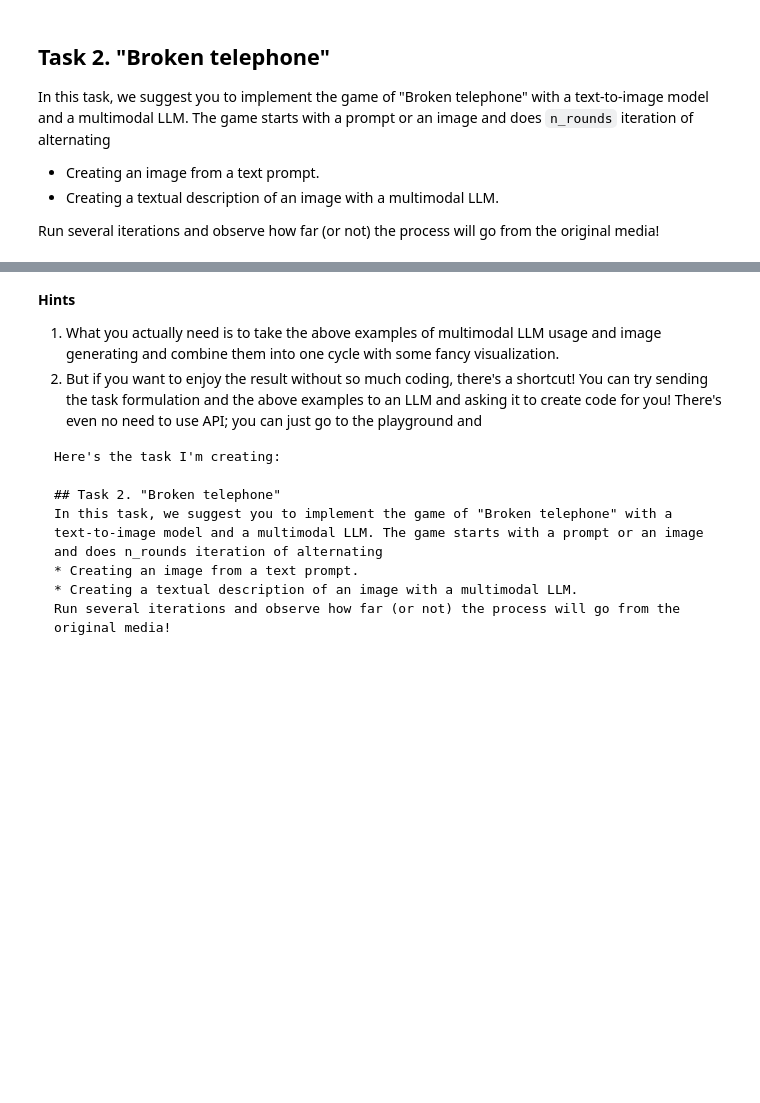
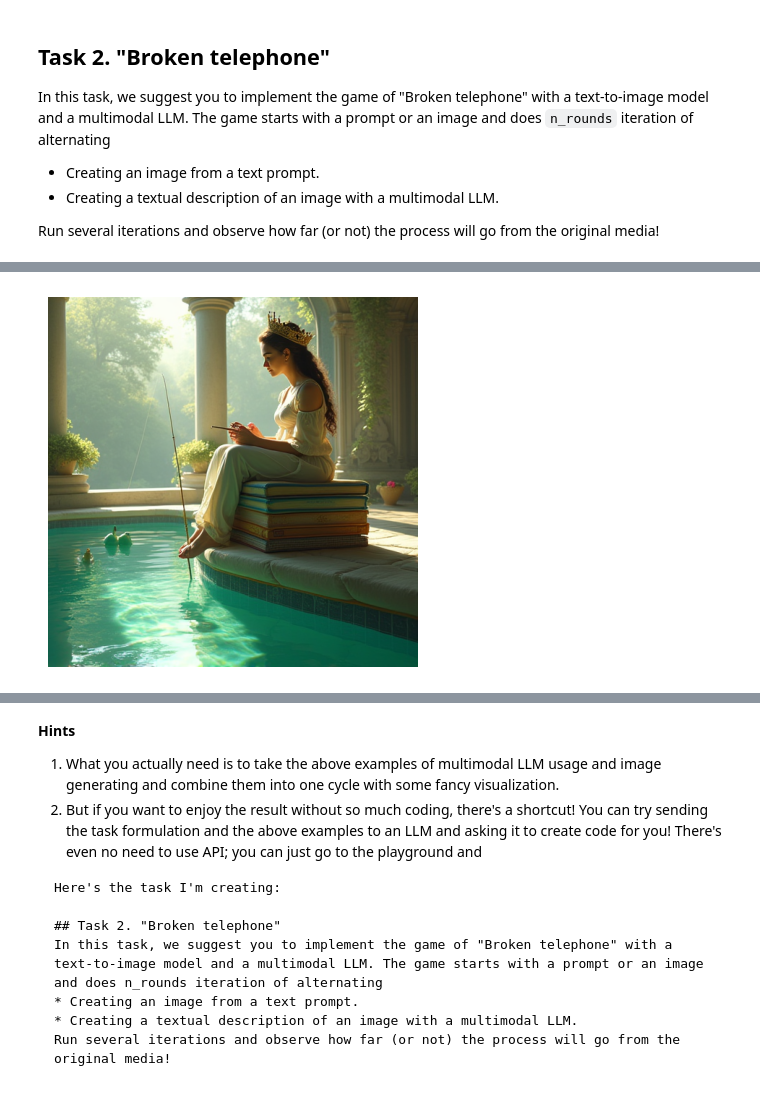
Before and after one commit to nemanovich/LLM-essentials, a Jupyter notebook: Intro_to_LLM_APIs___LLM_Engineering_Essentials.ipynb, the cells around one changed output, grey strips where cells are left out. Saved outputs shown, nothing was run; the diff lists cells and outputs as text; code cells hidden in the pictures; blank space fills up the shorter version.

```diff
--- a/Intro_to_LLM_APIs___LLM_Engineering_Essentials.ipynb
+++ b/Intro_to_LLM_APIs___LLM_Engineering_Essentials.ipynb
@@ -665,0 +674,83 @@ Run several iterations and observe how far (or not) the process will go from the
+# %%
+import os
+import requests
+import matplotlib.pyplot as plt
+from openai import OpenAI
+from PIL import Image
+from io import BytesIO
+from IPython.display import display, Image as IPImage
+from datetime import datetime
+import json
+import base64
+
+class BrokenTelephoneGame:
+    def __init__(self, multimodal_llm):
+        self.llm = multimodal_llm
+
+
+    def show_image(self, encoded_image):
+      image_bytes = base64.b64decode(encoded_image)
+      image = Image.open(BytesIO(image_bytes))
+      plt.imshow(image)
+      plt.axis('off')
+      plt.show()
+
+
+    def play_round(self, text_prompt):
+        b64_image = self.llm.generate_image(text_prompt)
+        self.show_image(b64_image)
+        return self.llm.describe_image(b64_image)
+
+
+    def play_game(self, initial_prompt, n_rounds=3):
+        current_input = initial_prompt
+        for round_num in range(n_rounds):
+            print(f"\n=== Round #{round_num} ===")
+            print(f"Prompt: {current_input}")
+            current_input = self.play_round(current_input)
+
+class MultimodalLLM:
+    def __init__(self):
+        self.client = OpenAI(
+          base_url="https://api.studio.nebius.ai/v1/",
+          api_key=os.environ.get("NEBIUS_API_KEY"),
+        )
+
+
+    def describe_image(self, image_base64):
+        completion = client.chat.completions.create(
+          model="Qwen/Qwen2-VL-72B-Instruct",
+          messages=[
+              {"role": "user", "content": [
+                  {"type": "text", "text": "Briefly describe a given image"},
+                  {"type": "image_url", "image_url": {
+                      "url": f"embedded-picture"}
+                  }
+              ]}
+          ]
+        )
+        return completion.choices[0].message.content
+
+
+    def generate_image(self, prompt):
+        response = client.images.generate(
+            model="black-forest-labs/flux-dev",
+            response_format="b64_json",
+            extra_body={
+                "response_extension": "png",
+                "width": 512,
+                "height": 512,
+                "num_inference_steps": 28,
+                "negative_prompt": "",
+                "seed": -1
+            },
+            prompt=prompt
+        )
+        return response.data[0].b64_json
+
+
+game = BrokenTelephoneGame(MultimodalLLM())
+
+initial_prompt = "The Princess and the Pea - a princess fishing in a palace swimpool, sitting on a tall stack of mattresses"
+game.play_game(initial_prompt, n_rounds=4)
+# %% [output]
@@ -665,0 +759 @@ Run several iterations and observe how far (or not) the process will go from the
+[figure, added]
```
Also changed, not shown: parts of 15 cells of this notebook.
